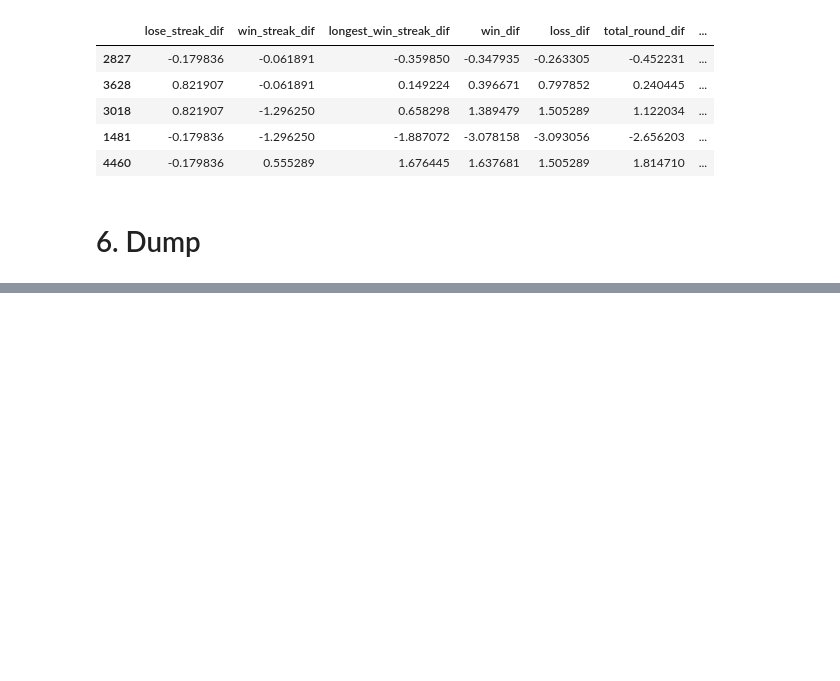
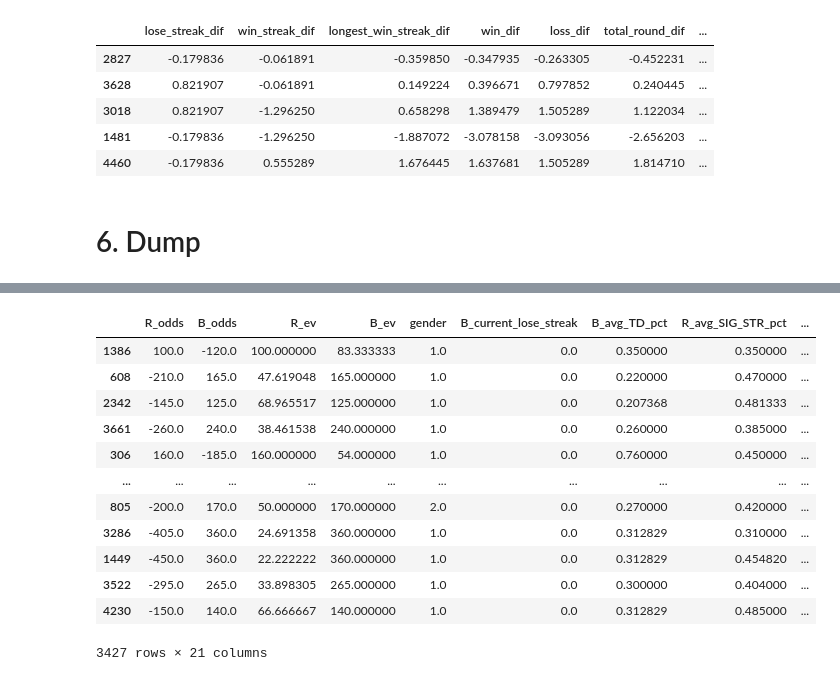
Before and after one commit to luthfanfawwaz/UFC-Winner-Binary-Classification, a Jupyter notebook: data_prepocessing.ipynb, the cells around one changed output, grey strips where cells are left out. Saved outputs shown, nothing was run; the diff lists cells and outputs as text; code cells hidden in the pictures; blank space fills up the shorter version.

```diff
--- a/data_prepocessing.ipynb
+++ b/data_prepocessing.ipynb
@@ -167,0 +494,4 @@ utils.pickle_dump(scaler, config["scaler_path"])
+# %%
+imp = SimpleImputer(missing_values=np.nan, strategy='mean')
+imp.fit(train_set)
+imp
@@ -167,0 +577,17 @@ utils.pickle_dump(scaler, config["scaler_path"])
+# %%
+train_set_new = train_set[selected_features+[target]]
+train_set_new
+# %% [output]
+|  | R_odds | B_odds | R_ev | B_ev | gender | B_current_lose_streak | B_avg_TD_pct | R_avg_SIG_STR_pct | ... |
+| 1386 | 100.0 | -120.0 | 100.000000 | 83.333333 | 1.0 | 0.0 | 0.350000 | 0.350000 | ... |
+| 608 | -210.0 | 165.0 | 47.619048 | 165.000000 | 1.0 | 0.0 | 0.220000 | 0.470000 | ... |
+| 2342 | -145.0 | 125.0 | 68.965517 | 125.000000 | 1.0 | 0.0 | 0.207368 | 0.481333 | ... |
+| 3661 | -260.0 | 240.0 | 38.461538 | 240.000000 | 1.0 | 0.0 | 0.260000 | 0.385000 | ... |
+| 306 | 160.0 | -185.0 | 160.000000 | 54.000000 | 1.0 | 0.0 | 0.760000 | 0.450000 | ... |
+| ... | ... | ... | ... | ... | ... | ... | ... | ... | ... |
+| 805 | -200.0 | 170.0 | 50.000000 | 170.000000 | 2.0 | 0.0 | 0.270000 | 0.420000 | ... |
+| 3286 | -405.0 | 360.0 | 24.691358 | 360.000000 | 1.0 | 0.0 | 0.312829 | 0.310000 | ... |
+| 1449 | -450.0 | 360.0 | 22.222222 | 360.000000 | 1.0 | 0.0 | 0.312829 | 0.454820 | ... |
+| 3522 | -295.0 | 265.0 | 33.898305 | 265.000000 | 1.0 | 0.0 | 0.300000 | 0.404000 | ... |
+| 4230 | -150.0 | 140.0 | 66.666667 | 140.000000 | 1.0 | 0.0 | 0.312829 | 0.485000 | ... |
+3427 rows × 21 columns
```
Also changed, not shown: parts of 57 cells of this notebook, 29 other files.
